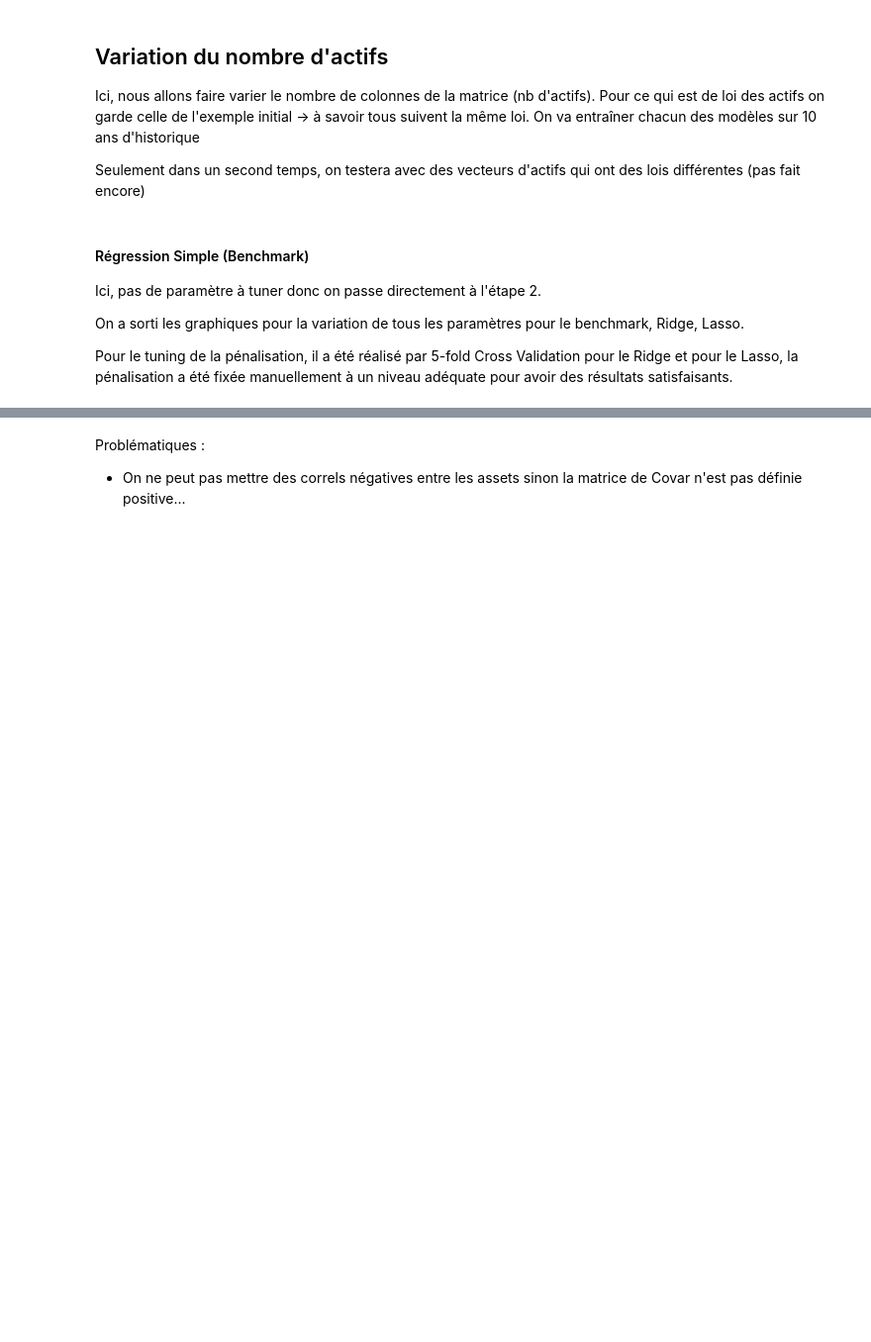
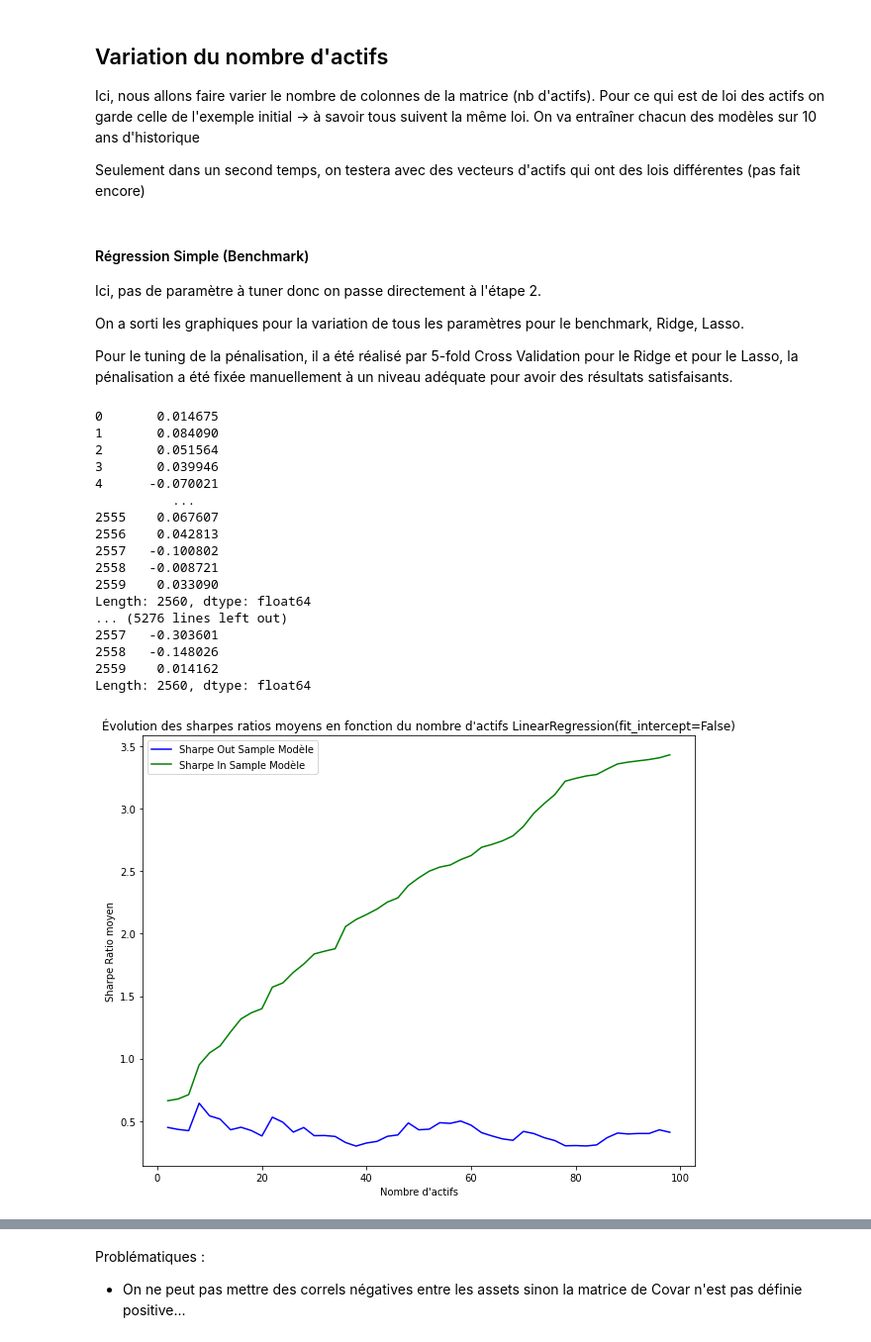
Before and after one commit to PyTomSss/StatApp_M1_ENSAE, a Jupyter notebook: Test_Linear_Models/Linear_Models_Without_Signals.ipynb, the cells around one changed output, grey strips where cells are left out. Shown at 99% size. Saved outputs shown, nothing was run; the diff lists cells and outputs as text; code cells hidden in the pictures; blank space fills up the shorter version.

```diff
--- a/Test_Linear_Models/Linear_Models_Without_Signals.ipynb
+++ b/Test_Linear_Models/Linear_Models_Without_Signals.ipynb
@@ -67,3 +67,24 @@ Ici, pas de paramètre à tuner donc on passe directement à l'étape 2.
 On a sorti les graphiques pour la variation de tous les paramètres pour le benchmark, Ridge, Lasso.
 
 Pour le tuning de la pénalisation, il a été réalisé par 5-fold Cross Validation pour le Ridge et pour le Lasso, la pénalisation a été fixée manuellement à un niveau adéquate pour avoir des résultats satisfaisants.
+# %%
+test_linear_model(1, 100, LinearRegression(fit_intercept=False), K = 3)
+# %% [output]
+0       0.014675
+1       0.084090
+2       0.051564
+3       0.039946
+4      -0.070021
+          ...
+2555    0.067607
+2556    0.042813
+2557   -0.100802
+2558   -0.008721
+2559    0.033090
+Length: 2560, dtype: float64
+... (5276 lines left out)
+2557   -0.303601
+2558   -0.148026
+2559    0.014162
+Length: 2560, dtype: float64
+[figure, added]
```
Also changed, not shown: parts of 1 cell of this notebook, 4 other files.
